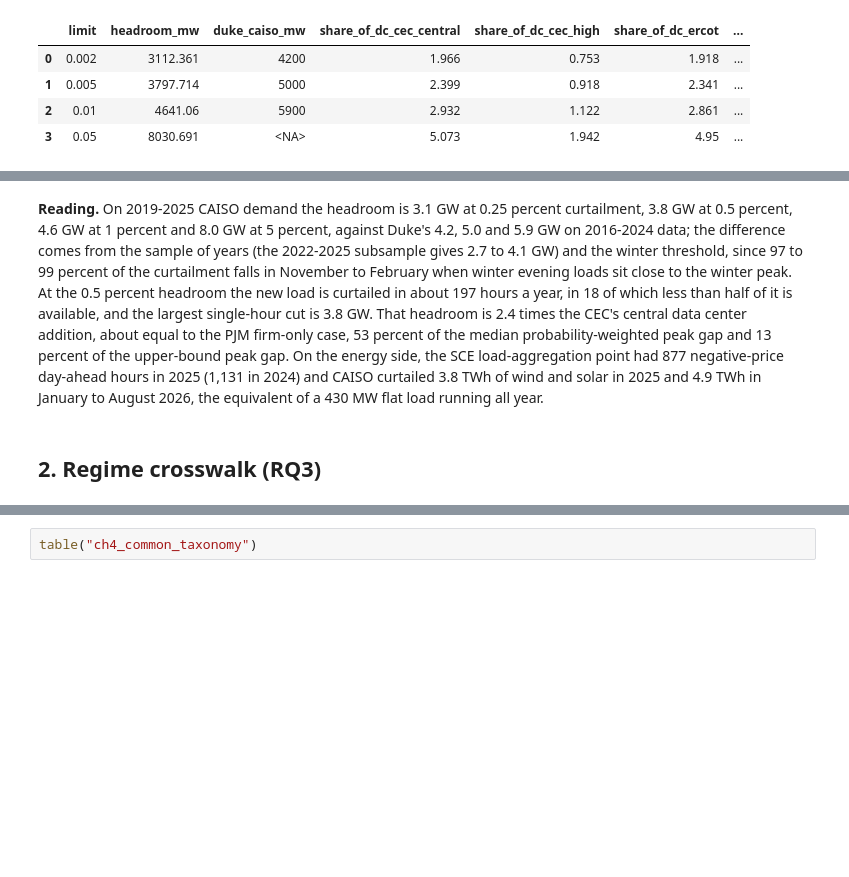
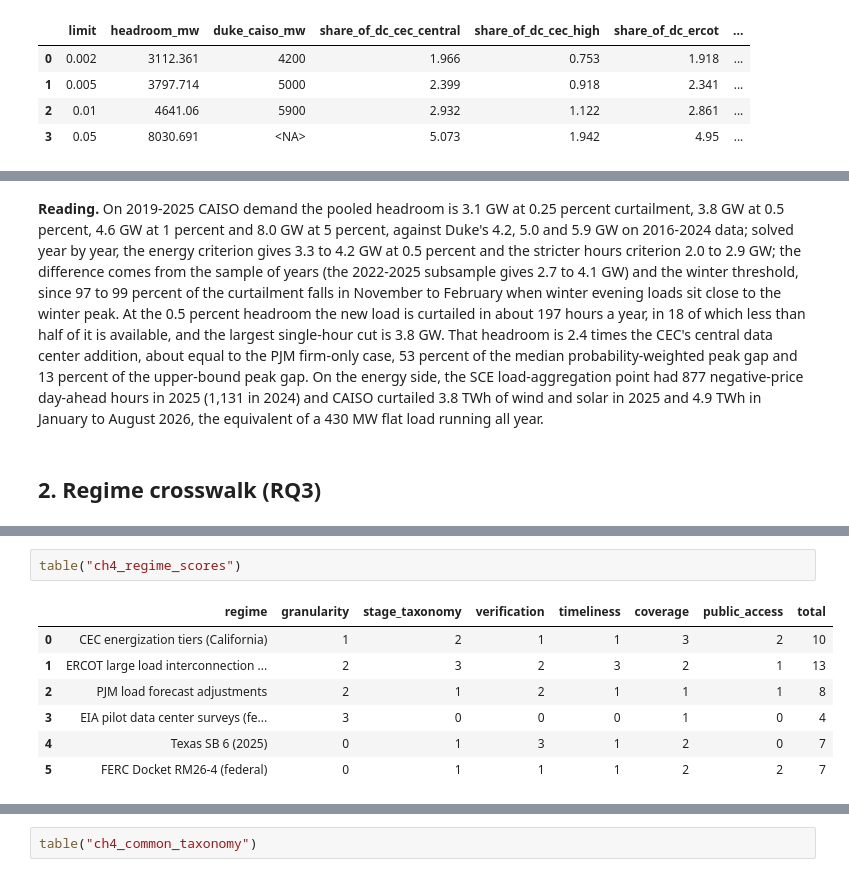
Before and after one commit to sebastian-oldman/masters_project, a Jupyter notebook: notebooks/05_regimes_flexibility.ipynb, the cells around one changed output, grey strips where cells are left out. Cells and saved outputs as stored; diff of their text form; blank space fills up the shorter version.

```diff
--- a/notebooks/05_regimes_flexibility.ipynb
+++ b/notebooks/05_regimes_flexibility.ipynb
@@ -99,5 +121,5 @@ show("fig4_04_headroom")
 # %% [markdown]
-**Reading.** On 2019-2025 CAISO demand the headroom is 3.1 GW at 0.25 percent curtailment, 3.8 GW at 0.5 percent, 4.6 GW at 1 percent and 8.0 GW at 5 percent, against Duke's 4.2, 5.0 and 5.9 GW on 2016-2024 data; the difference comes from the sample of years (the 2022-2025 subsample gives 2.7 to 4.1 GW) and the winter threshold, since 97 to 99 percent of the curtailment falls in November to February when winter evening loads sit close to the winter peak. At the 0.5 percent headroom the new load is curtailed in about 197 hours a year, in 18 of which less than half of it is available, and the largest single-hour cut is 3.8 GW. That headroom is 2.4 times the CEC's central data center addition, about equal to the PJM firm-only case, 53 percent of the median probability-weighted peak gap and 13 percent of the upper-bound peak gap. On the energy side, the SCE load-aggregation point had 877 negative-price day-ahead hours in 2025 (1,131 in 2024) and CAISO curtailed 3.8 TWh of wind and solar in 2025 and 4.9 TWh in January to August 2026, the equivalent of a 430 MW flat load running all year.
+**Reading.** On 2019-2025 CAISO demand the pooled headroom is 3.1 GW at 0.25 percent curtailment, 3.8 GW at 0.5 percent, 4.6 GW at 1 percent and 8.0 GW at 5 percent, against Duke's 4.2, 5.0 and 5.9 GW on 2016-2024 data; solved year by year, the energy criterion gives 3.3 to 4.2 GW at 0.5 percent and the stricter hours criterion 2.0 to 2.9 GW; the difference comes from the sample of years (the 2022-2025 subsample gives 2.7 to 4.1 GW) and the winter threshold, since 97 to 99 percent of the curtailment falls in November to February when winter evening loads sit close to the winter peak. At the 0.5 percent headroom the new load is curtailed in about 197 hours a year, in 18 of which less than half of it is available, and the largest single-hour cut is 3.8 GW. That headroom is 2.4 times the CEC's central data center addition, about equal to the PJM firm-only case, 53 percent of the median probability-weighted peak gap and 13 percent of the upper-bound peak gap. On the energy side, the SCE load-aggregation point had 877 negative-price day-ahead hours in 2025 (1,131 in 2024) and CAISO curtailed 3.8 TWh of wind and solar in 2025 and 4.9 TWh in January to August 2026, the equivalent of a 430 MW flat load running all year.
 # %% [markdown]
 ## 2. Regime crosswalk (RQ3)
 # %%
@@ -110,3 +132,13 @@ table("ch4_regime_crosswalk")
 | 3 | EIA pilot data center surveys (fe... | facility-level consumption for at... | operating facilities only; measur... | voluntary web survey (Texas, Wash... | pilot launched March 25 2026; no ... | three regions; California not inc... | results not yet published; EIA st... | eia_press585_dc_pilot_surveys |
 | 4 | Texas SB 6 (2025) | statute: disclosure duties per la... | interconnection standards to be s... | disclosure of similar requests el... | standards and forecast rule in fo... | demand of 75 MW or more (the PUCT... | utilities barred from selling or ... | texas_sb6_2025_enrolled; ercot_ho... |
 | 5 | FERC Docket RM26-4 (federal) | no data collection yet; the ANOPR... | study, agreement and transition p... | to be set in each RTO/ISO tariff;... | ANOPR Oct 2025; comments Nov 2025... | transmission-connected loads abov... | docket filings public through eLi... | caiso_comments_ferc_rm26_4_2025_1... |
+# %%
+table("ch4_regime_scores")
+# %% [output]
+|  | regime | granularity | stage_taxonomy | verification | timeliness | coverage | public_access | total |
+| 0 | CEC energization tiers (California) | 1 | 2 | 1 | 1 | 3 | 2 | 10 |
+| 1 | ERCOT large load interconnection ... | 2 | 3 | 2 | 3 | 2 | 1 | 13 |
+| 2 | PJM load forecast adjustments | 2 | 1 | 2 | 1 | 1 | 1 | 8 |
+| 3 | EIA pilot data center surveys (fe... | 3 | 0 | 0 | 0 | 1 | 0 | 4 |
+| 4 | Texas SB 6 (2025) | 0 | 1 | 3 | 1 | 2 | 0 | 7 |
+| 5 | FERC Docket RM26-4 (federal) | 0 | 1 | 1 | 1 | 2 | 2 | 7 |
```
Also changed, not shown: parts of 7 cells of this notebook, 37 other files.
